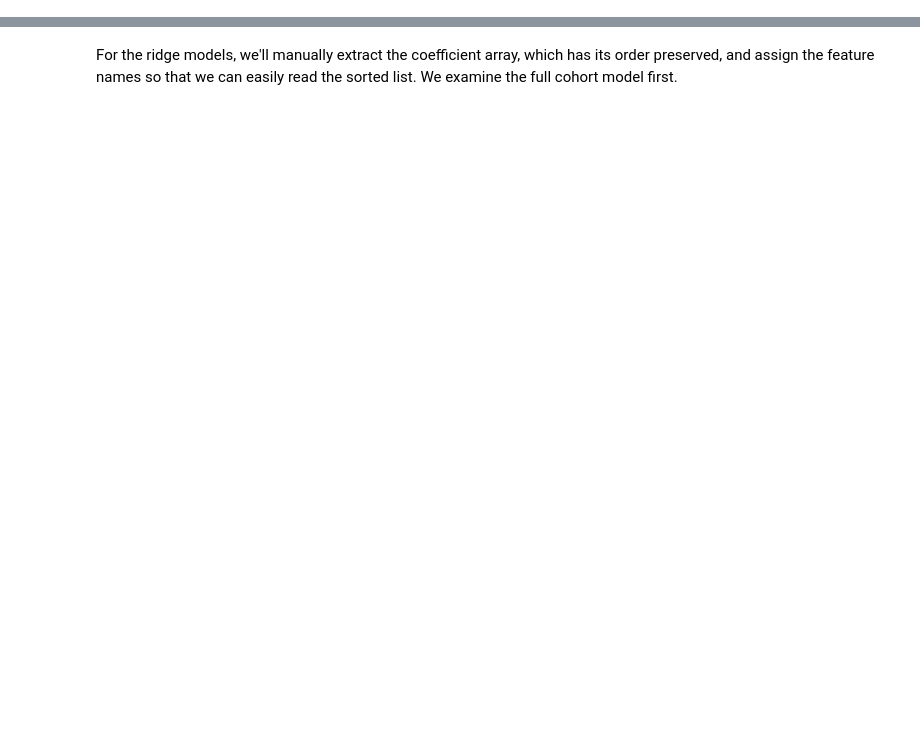
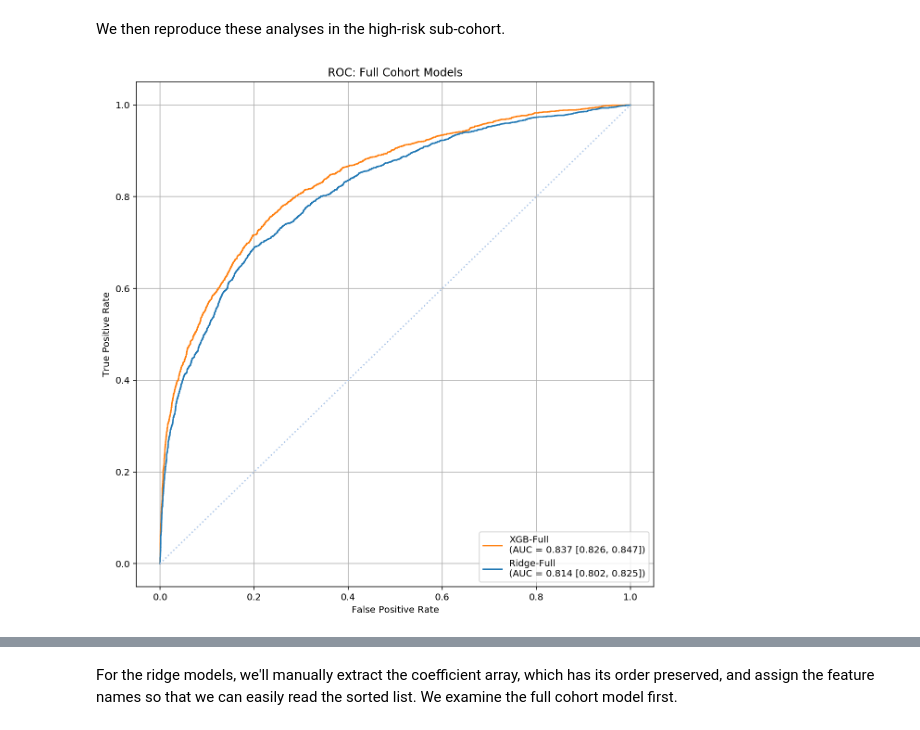
Before and after one commit to cosgriffc/calibrating-severity, a Jupyter notebook: modeling/model_analysis.ipynb, the cells around one changed output, grey strips where cells are left out. Drawn from its saved outputs; the diff is of its cells as text; code cells hidden in the pictures; blank space fills up the shorter version.

```diff
--- a/modeling/model_analysis.ipynb
+++ b/modeling/model_analysis.ipynb
@@ -300,0 +66,3 @@ We first extract the feature names.
+# %%
+test_X_HR = test_X[(test_apache >= 0.10), :]
+test_y_HR = test_y[test_apache >= 0.10]
@@ -300,0 +220,29 @@ We first extract the feature names.
+# %% [markdown]
+We then reproduce these analyses in the high-risk sub-cohort.
+# %%
+f_hat_ridge = ridge_classifier.predict_proba(test_X_HR)
+roc_ridge = roc_curve(test_y_HR, f_hat_ridge[:, 1])
+auc_ridge = roc_auc_score(test_y_HR, f_hat_ridge[:, 1])
+
+f_hat_xgb = xgb_classifier.predict_proba(test_X_HR)
+roc_xgb = roc_curve(test_y_HR, f_hat_xgb[:, 1])
+auc_xgb = roc_auc_score(test_y_HR, f_hat_xgb[:, 1])
+
+plt.figure(figsize=(10, 10))
+plt.plot(roc_xgb[0], roc_xgb[1], color=tableau20[2],
+         label='XGB-Full\n(AUC = {0:.3f} [{1:.3f}, {2:.3f}])'.format(auc_xgb, *auc_ci(f_hat_xgb[:, 1], test_y_HR)))
+plt.plot(roc_ridge[0], roc_ridge[1], color=tableau20[0],
+         label='Ridge-Full\n(AUC = {0:.3f} [{1:.3f}, {2:.3f}])'.format(auc_ridge, *auc_ci(f_hat_ridge[:, 1], test_y_HR)))
+
+plt.grid()
+plt.plot([0, 1], [0, 1], 'k:', color=tableau20[1])
+
+plt.xlabel('False Positive Rate')
+plt.ylabel('True Positive Rate')
+plt.title('ROC: Full Cohort Models')
+plt.legend(loc="lower right")
+
+# plt.savefig('./figures/roc-full.svg', bbox_inches='tight')
+plt.show()
+# %% [output]
+[figure, added]
```
Also changed, not shown: parts of 53 cells of this notebook, 1 other file.
